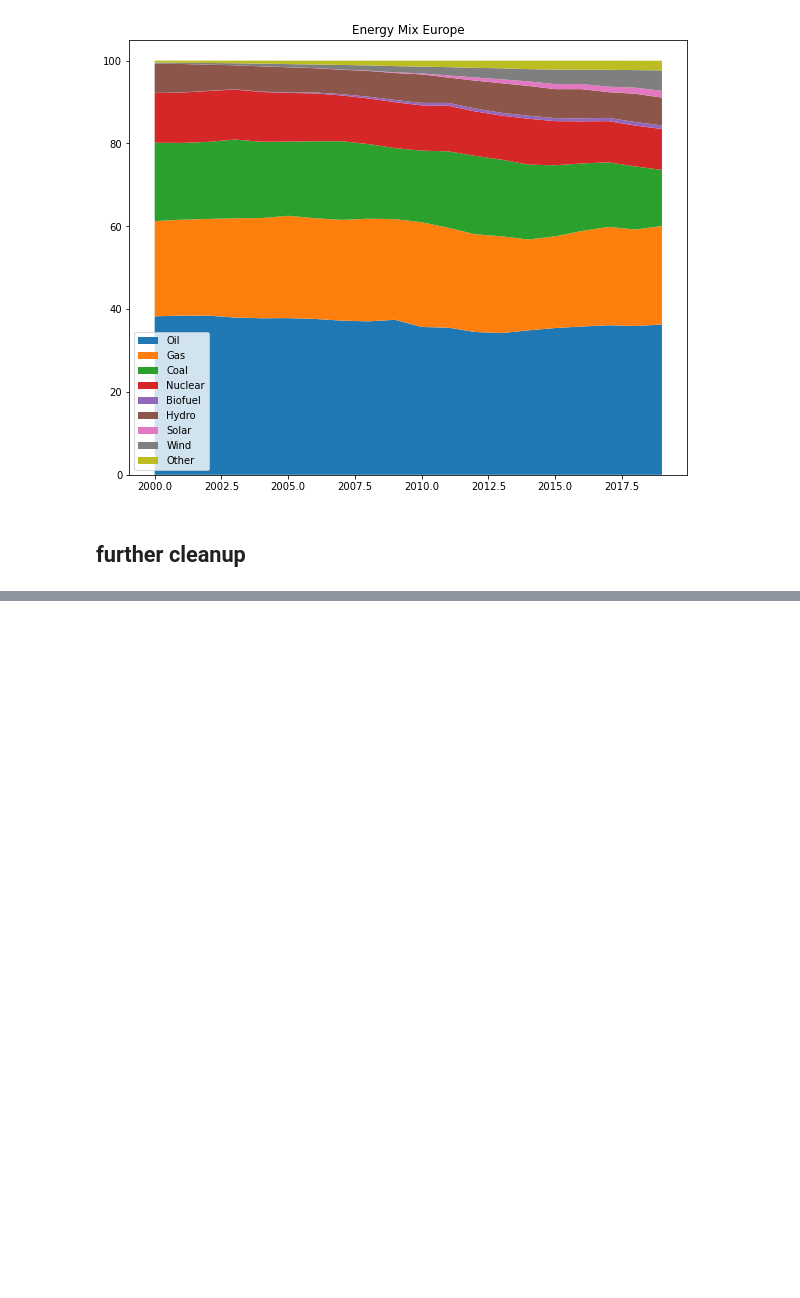
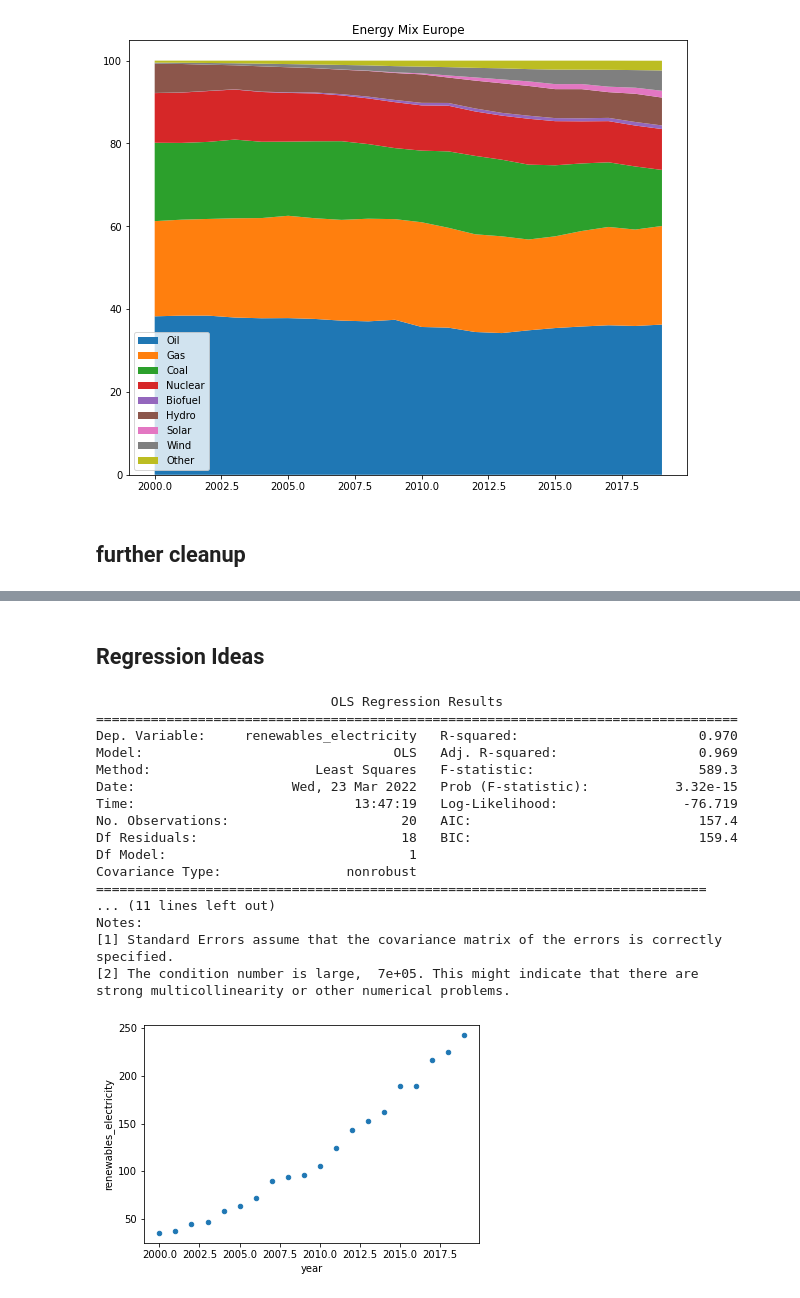
Before and after one commit to TeamGreenWave/capstone_project, a Jupyter notebook: EDA_Notebook_SLS.ipynb, the cells around one changed output, grey strips where cells are left out. Saved outputs shown, nothing was run; the diff lists cells and outputs as text; code cells hidden in the pictures; blank space fills up the shorter version.

Commit message:
Regression_Model_test_1+Tableau_workbook

```diff
--- a/EDA_Notebook_SLS.ipynb
+++ b/EDA_Notebook_SLS.ipynb
@@ -491,0 +568,31 @@ df_general2.to_csv(path_or_buf= 'data/data_general.csv')
+# %% [markdown]
+## Regression Ideas
+# %%
+#Testregression for trend development of renewable energy in germany
+data_ger.plot('year', 'renewables_electricity', kind = 'scatter')
+X = data_ger['year']
+
+X = sm.add_constant(X)
+
+y = data_ger.renewables_electricity
+ger_renew_model=sm.OLS(y,X).fit()
+print(ger_renew_model.summary())
+# %% [output]
+                              OLS Regression Results
+==================================================================================
+Dep. Variable:     renewables_electricity   R-squared:                       0.970
+Model:                                OLS   Adj. R-squared:                  0.969
+Method:                     Least Squares   F-statistic:                     589.3
+Date:                    Wed, 23 Mar 2022   Prob (F-statistic):           3.32e-15
+Time:                            13:47:19   Log-Likelihood:                -76.719
+No. Observations:                      20   AIC:                             157.4
+Df Residuals:                          18   BIC:                             159.4
+Df Model:                               1
+Covariance Type:                nonrobust
+==============================================================================
+... (11 lines left out)
+Notes:
+[1] Standard Errors assume that the covariance matrix of the errors is correctly specified.
+[2] The condition number is large,  7e+05. This might indicate that there are
+strong multicollinearity or other numerical problems.
+[figure, added]
```
Also changed, not shown: parts of 20 cells of this notebook, 2 other files.
